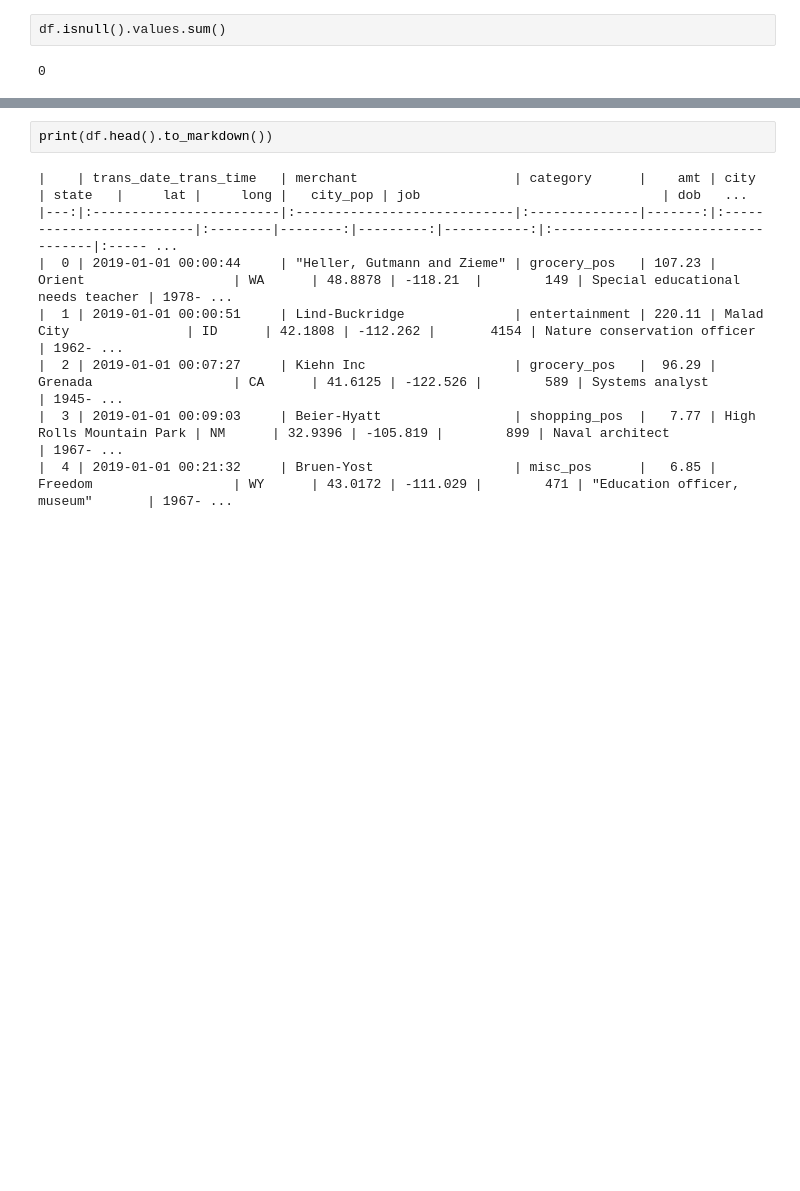
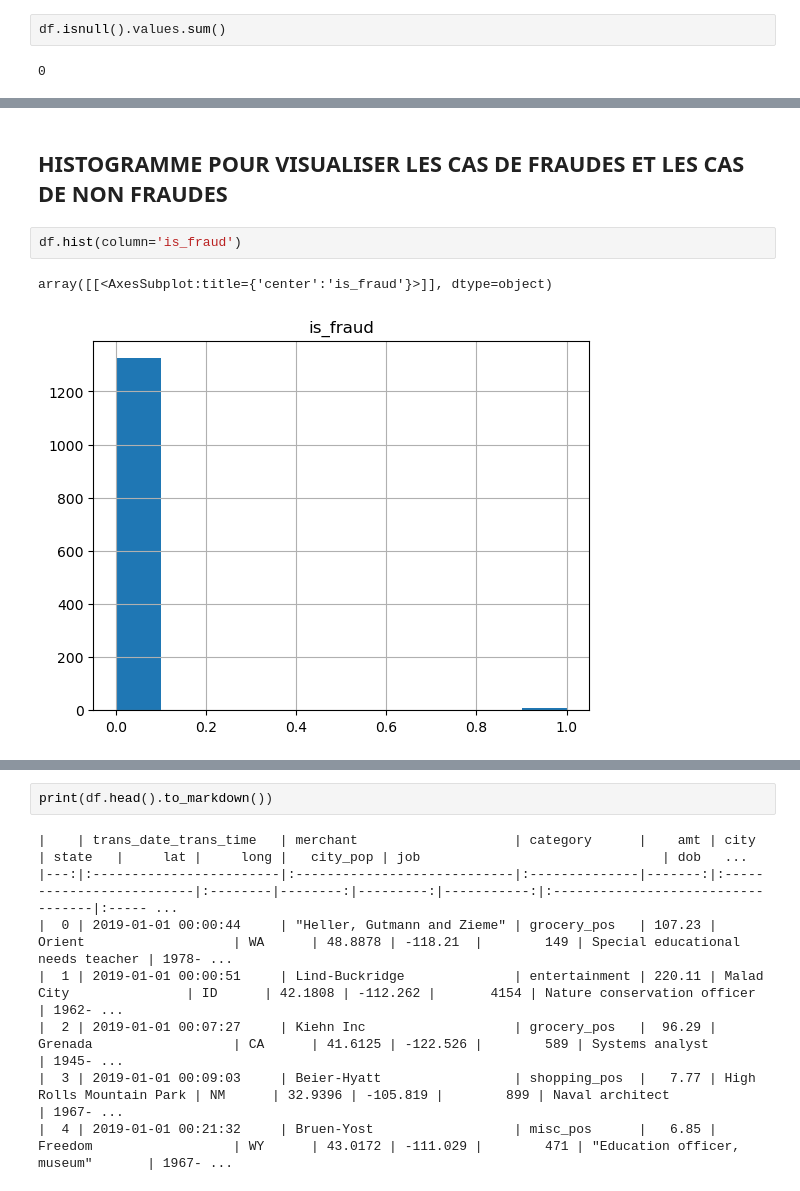
Before and after one commit to AbdoulAzizBaoula/creditCardFraude, a Jupyter notebook: index.ipynb, the cells around one changed output, grey strips where cells are left out. Drawn from its saved outputs; the diff is of its cells as text; blank space fills up the shorter version.

```diff
--- a/index.ipynb
+++ b/index.ipynb
@@ -71,0 +96,7 @@ df[cont_feat].describe()
+# %% [markdown]
+## HISTOGRAMME POUR VISUALISER LES CAS DE FRAUDES ET LES CAS DE NON FRAUDES
+# %%
+df.hist(column='is_fraud')
+# %% [output]
+array([[<AxesSubplot:title={'center':'is_fraud'}>]], dtype=object)
+[figure, added]
```
Also changed, not shown: parts of 36 cells of this notebook, 4 other files.
